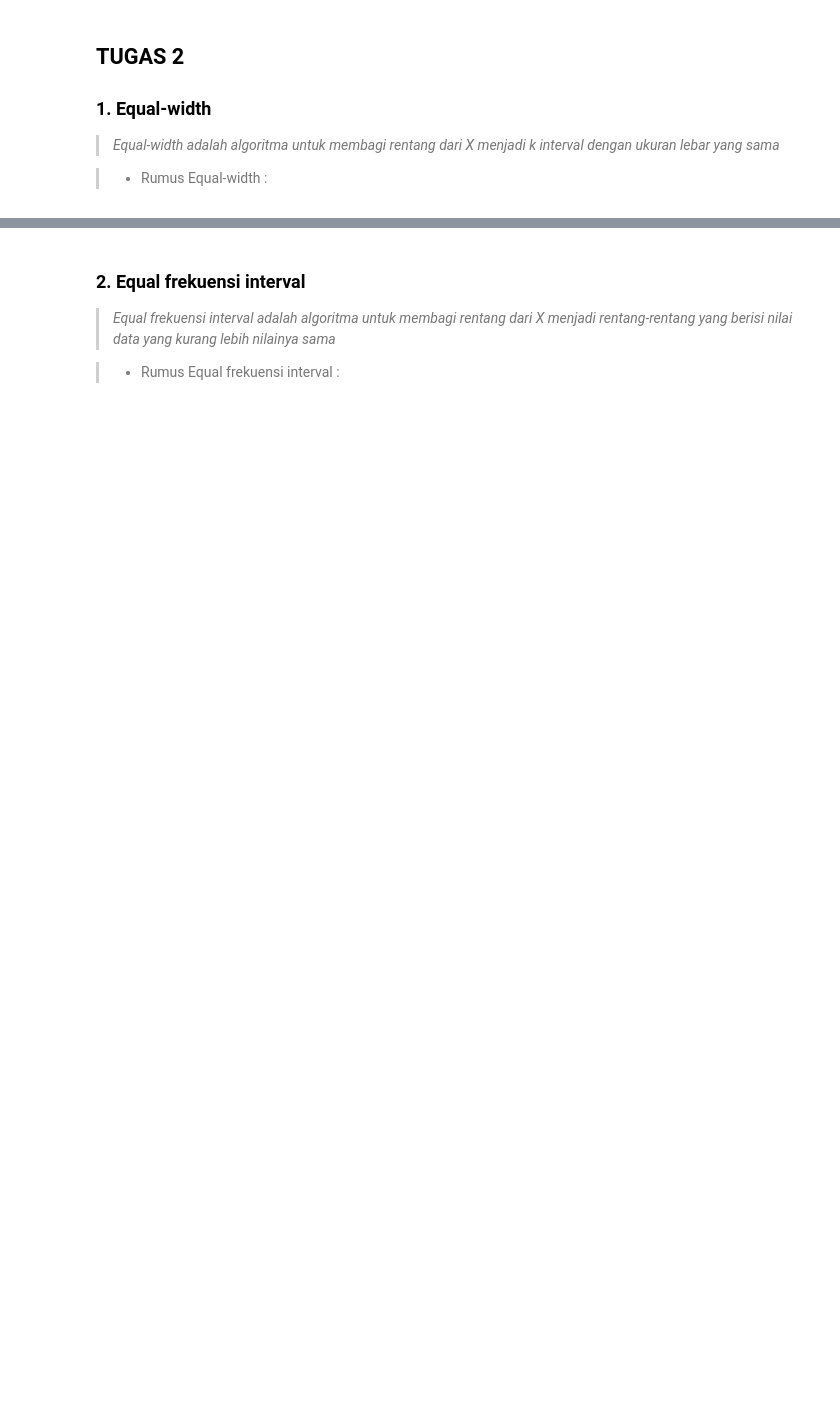
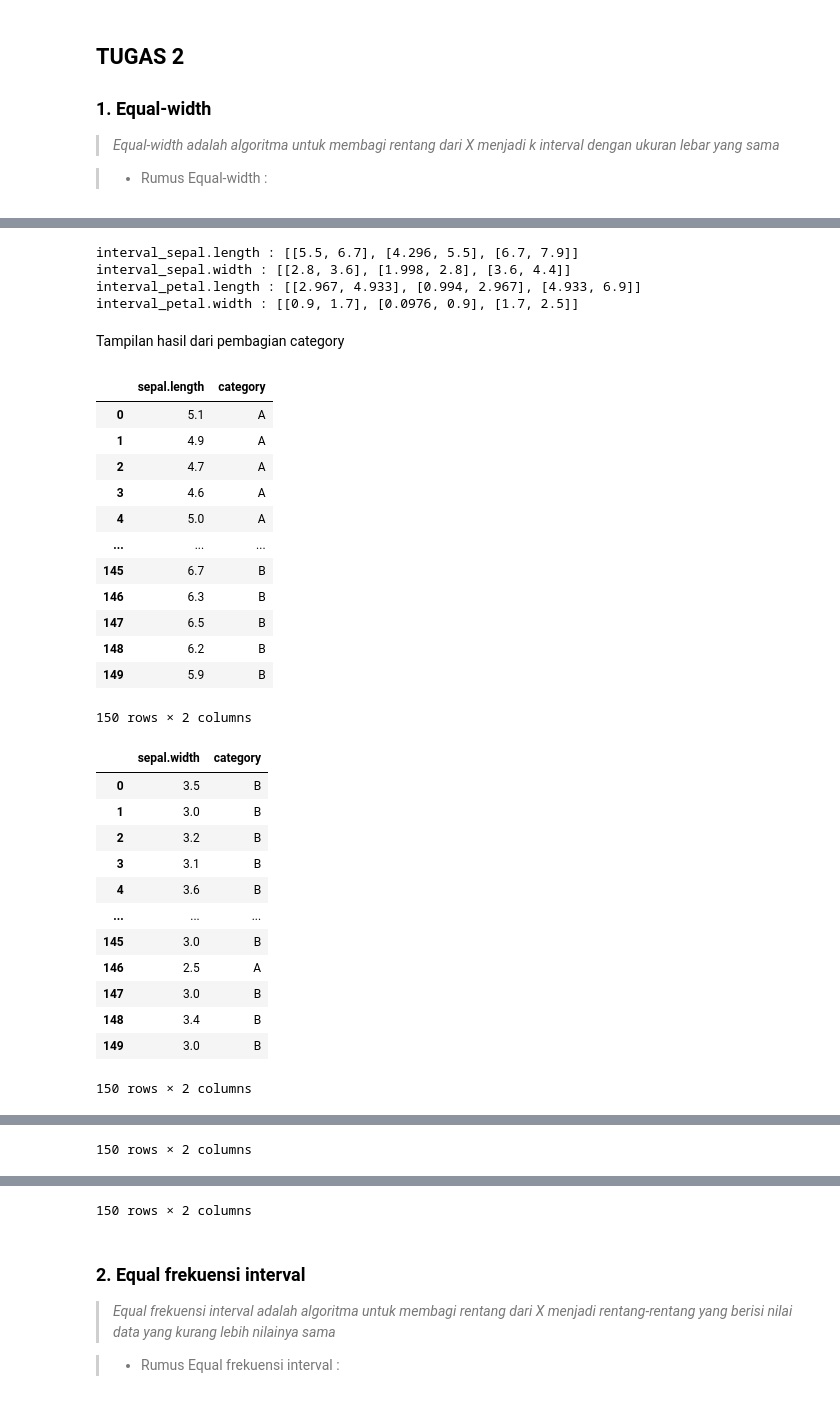
Before and after one commit to AriAndiM/datamining2, a Jupyter notebook: _sources/tugas.ipynb, the cells around one changed output, grey strips where cells are left out. Cells and saved outputs as stored; diff of their text form; code cells hidden in the pictures; blank space fills up the shorter version.

```diff
--- a/_sources/tugas.ipynb
+++ b/_sources/tugas.ipynb
@@ -267,0 +282,23 @@ data_iris
+# %%
+def toCategory(list_interval,col):
+  #get length interval
+  length = len(list_interval)
+
+  #sorting interval
+  sort_interval=np.sort(list_interval,axis=0)
+  #get category from interval
+  categories = np.array([chr(65+i) for i in range(length)])[:,None]
+  #combine into interval data
+  intervals = np.hstack((sort_interval,categories))
+
+  #operate all data
+  newCol=[]
+  for i, row in data_iris.iterrows():
+    data=row[col]
+    for interval in intervals:
+      if data >= interval[0].astype(float) and data <= interval[1].astype(float):
+        newCol.append(interval[2])
+        break
+
+  #return new column category
+  return np.array(newCol,dtype=str)
@@ -267,0 +307,54 @@ data_iris
+# %%
+interval_sepal_length =  cut("sepal.length",3) #data frame
+interval_sepal_width =  cut("sepal.width",3)
+interval_petal_length =  cut("petal.length",3)
+interval_petal_width =  cut("petal.width",3)
+
+print("interval_sepal.length :",interval_sepal_length)
+print("interval_sepal.width :",interval_sepal_width)
+print("interval_petal.length :",interval_petal_length)
+print("interval_petal.width :",interval_petal_width)
+# %% [output]
+interval_sepal.length : [[5.5, 6.7], [4.296, 5.5], [6.7, 7.9]]
+interval_sepal.width : [[2.8, 3.6], [1.998, 2.8], [3.6, 4.4]]
+interval_petal.length : [[2.967, 4.933], [0.994, 2.967], [4.933, 6.9]]
+interval_petal.width : [[0.9, 1.7], [0.0976, 0.9], [1.7, 2.5]]
+# %% [markdown]
+Tampilan hasil dari pembagian category
+# %%
+data_sepal_length["category"] = toCategory(interval_sepal_length,"sepal.length")
+data_sepal_width["category"] = toCategory(interval_sepal_width,"sepal.width")
+data_petal_length["category"] = toCategory(interval_petal_length,"petal.length")
+data_petal_width["category"] = toCategory(interval_petal_width,"petal.width")
+
+display(data_sepal_length)
+display(data_sepal_width)
+display(data_petal_length)
+display(data_petal_width)
+# %% [output]
+|  | sepal.length | category |
+| 0 | 5.1 | A |
+| 1 | 4.9 | A |
+| 2 | 4.7 | A |
+| 3 | 4.6 | A |
+| 4 | 5.0 | A |
+| ... | ... | ... |
+| 145 | 6.7 | B |
+| 146 | 6.3 | B |
+| 147 | 6.5 | B |
+| 148 | 6.2 | B |
+| 149 | 5.9 | B |
+150 rows × 2 columns
+|  | sepal.width | category |
+| 0 | 3.5 | B |
+| 1 | 3.0 | B |
+| 2 | 3.2 | B |
+| 3 | 3.1 | B |
+| 4 | 3.6 | B |
+| ... | ... | ... |
+| 145 | 3.0 | B |
+| 146 | 2.5 | A |
+| 147 | 3.0 | B |
+| 148 | 3.4 | B |
+| 149 | 3.0 | B |
+150 rows × 2 columns
@@ -267,0 +373 @@ data_iris
+150 rows × 2 columns
@@ -268,3 +386,4 @@ data_iris
+150 rows × 2 columns
 # %% [markdown]
 ### 2. Equal frekuensi interval
 >*Equal frekuensi interval adalah algoritma untuk membagi rentang dari X menjadi rentang-rentang yang berisi nilai data yang kurang lebih nilainya sama*
```
Also changed, not shown: parts of 36 cells of this notebook, 2 other files.
